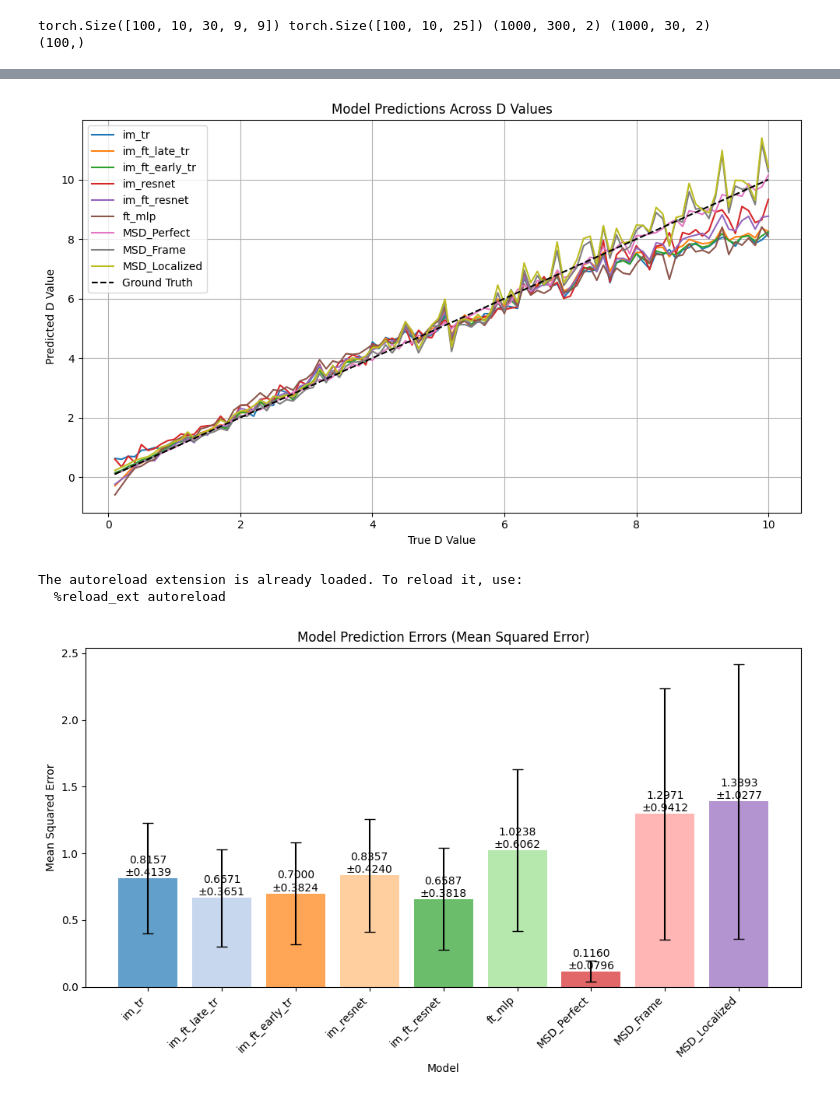
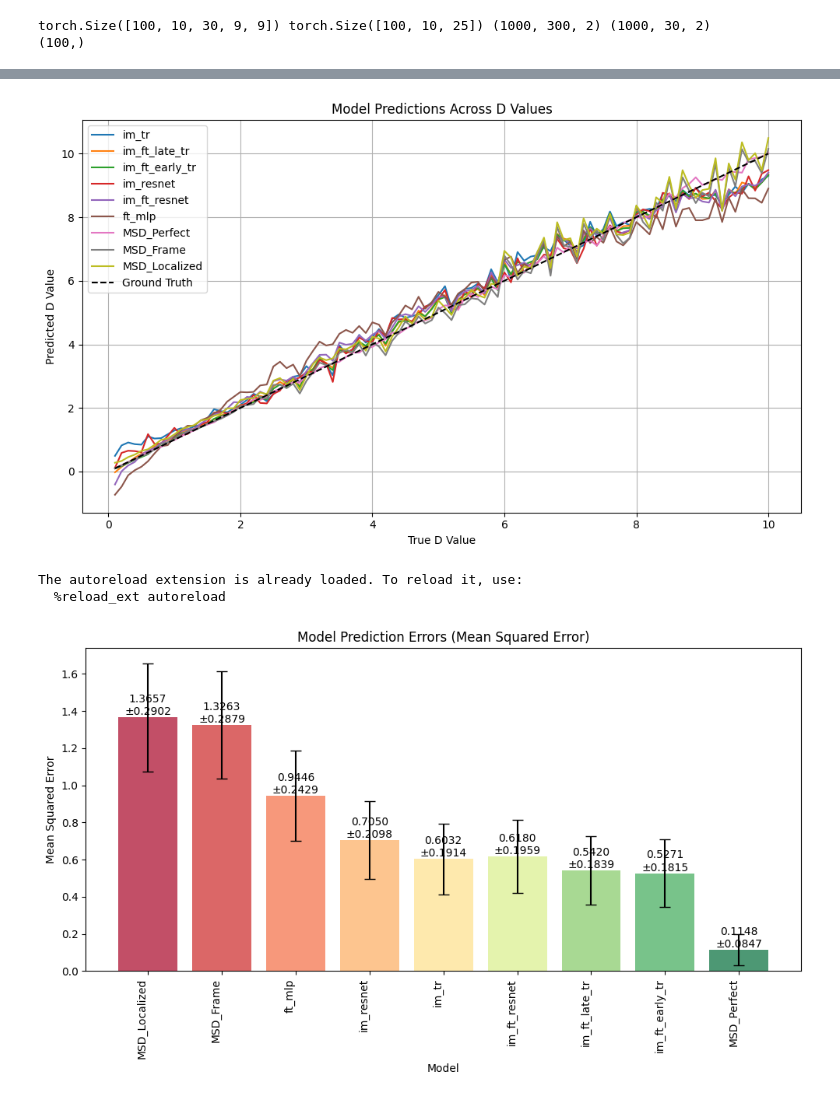
Before and after one commit to Biomedical-Imaging-Group/MolecularDiffusion_MiViT, a Jupyter notebook: train_resultsImagesFeatures.ipynb, the cells around one changed output, grey strips where cells are left out. Drawn from its saved outputs; the diff is of its cells as text; code cells hidden in the pictures.

Commit message:
Train results + graphs for poster

```diff
--- a/train_resultsImagesFeatures.ipynb
+++ b/train_resultsImagesFeatures.ipynb
@@ -11,9 +11,15 @@ import seaborn as sns
 %reload_ext autoreload
 %autoreload 2
 
+def smooth_array(arr, n):
+    pad = n // 2
+    padded = np.pad(arr, pad, mode='edge')
+    kernel = np.ones(n) / n
+    smoothed = np.convolve(padded, kernel, mode='valid')
+    return smoothed
 
 # Load training results
-results = torch.load("training_results_ImFt_WithRes2.pth",map_location=torch.device('cpu'))
+results = torch.load("training_results_ten4.pth",map_location=torch.device('cpu'))
 
 # Extract data
 validation_losses = results["validation_losses"]
@@ -24,7 +30,7 @@ plt.figure(figsize=(15, 6))  # <-- Add this line to control figure size
 
 # Example: Plot validation loss curves
 for model_name, losses in validation_losses.items():
-    plt.plot(np.clip(losses["val_avg"],0,1), label=model_name)
+    plt.plot(smooth_array(np.clip(losses["val_avg"],0,1), 5), label=model_name)
 
 plt.xlabel("Cycle")
 plt.ylabel("Validation Loss")
@@ -445,9 +448,9 @@ def plot_model_predictions_vs_D_in_order(models, val_vid_in_order, val_feat_in_o
 
 plot_model_predictions_vs_D_in_order(models, val_vid_in_order, val_feat_in_order, val_trajs_in_order,val_d_in_order, selected_models)
 # %% [output]
-[figure, old version]
+[figure, new version]
 # %%
-def plot_error_std(selected_models, mse_dict, std_dict):
+def plot_error_std(selected_models, mse_dict, std_dict, models_colormap):
     """
     Plot bar graph of Mean Squared Error with error bars representing standard deviation.
 
@@ -459,6 +462,8 @@ def plot_error_std(selected_models, mse_dict, std_dict):
     plt.figure(figsize=(10, 6))
     tab20_colors = plt.get_cmap('tab20').colors
 
+    colors = [models_colormap[name] for name in selected_models]
+
     # Prepare data for plotting
     model_names = list(selected_models)
     mean_errors = [mse_dict[name] for name in model_names]
@@ -467,12 +472,12 @@ def plot_error_std(selected_models, mse_dict, std_dict):
     # Create bar plot with error bars
     plt.bar(model_names, mean_errors, yerr=std_errors,
             capsize=5, alpha=0.7,
-            color=tab20_colors)
+            color=colors)
 
     plt.title('Model Prediction Errors (Mean Squared Error)')
     plt.xlabel('Model')
     plt.ylabel('Mean Squared Error')
-    plt.xticks(rotation=45, ha='right')
+    plt.xticks(rotation=90, ha='right')
     plt.tight_layout()
 
     # Add error values as text on the bars
@@ -482,7 +487,17 @@ def plot_error_std(selected_models, mse_dict, std_dict):
 
     plt.show()
 
-def plot_erro_all_d(models, val_vid_in_order, val_feat_in_order, val_trajs,val_d_in_order, selected_models):
+
+def compute_pred(model, val_vid, val_feat, val_trajs):
+
+    with torch.no_grad():
+
+        preds = make_prediction(model, name, val_vid, val_feat, val_trajs)
+        return preds
+
+
+
+def compute_erro_all_d(models, val_vid_in_order, val_feat_in_order, val_trajs,val_d_in_order, selected_models):
     """
     Plots line graphs of model predictions and bar graph of errors across increasing D values.
 
@@ -498,8 +513,8 @@ def plot_erro_all_d(models, val_vid_in_order, val_feat_in_order, val_trajs,val_d
 
 
     # Reshape video tensor to (700, 30, 9, 9)
-    val_vid_reshaped = val_vid_in_order.view(-1, 30, 9, 9).to(device)
-    val_feat_reshaped = val_feat_in_order.view(-1, 25)
+    val_vid_reshaped = val_vid_in_order.view(-1, nFrames, patch_size, patch_size).to(device)
+    val_feat_reshaped = val_feat_in_order.view(-1, N_features)
     # Explicitly repeat val_d_in_order 10 times to create a (700,) array
     true_d_repeated = torch.repeat_interleave(val_d_in_order, repeats=10).unsqueeze(1)
 
@@ -536,7 +551,7 @@ def plot_erro_all_d(models, val_vid_in_order, val_feat_in_order, val_trajs,val_d
             #scaled_mse = np.mean(np.abs(scaled_errors))
 
             # Step 4: Compute the standard deviation of the scaled squared errors
-            scaled_std = np.std(scaled_errors**2)/3
+            scaled_std = np.std(scaled_errors)/4
             #scaled_std = np.std(np.abs(scaled_errors))
 
             # Store MSE and standard deviation
@@ -544,35 +559,51 @@ def plot_erro_all_d(models, val_vid_in_order, val_feat_in_order, val_trajs,val_d
             std_dict[name] = scaled_std
 
             # Potentially create prediction plot
             model_preds[name] = preds.mean().item()
+    return mse_dict, std_dict
 
-    plot_error_std(selected_models, mse_dict, std_dict)
+
 import torch
 import matplotlib.pyplot as plt
 from trainSettingsImagesFeatures import *
 from helpersPlot import *
-import pandas as pd
-import seaborn as sns
 
 
 %load_ext autoreload
 %reload_ext autoreload
 %autoreload 2
 
 """
 models2 = models.copy()
 
 models2.update({"im_tr_rot" : models["im_tr"]})
 models2.update({"im_ft_late_tr_rot" : models["im_ft_late_tr"]})
 models2.update({"im_ft_early_tr_rot" : models["im_ft_early_tr"]})
 models2.update({"im_resnet_rot" : models["im_resnet"]})
 models2.update({"im_ft_resnet_rot" : models["im_ft_resnet"]})
 
 
 sel = ["im_tr", "im_tr_rot",  "im_ft_late_tr",  "im_ft_late_tr_rot", "im_ft_early_tr", "im_ft_early_tr_rot", "im_resnet", "im_resnet_rot", "im_ft_resnet", "im_ft_resnet_rot", "ft_mlp", "MSD_Perfect", "MSD_Frame", "MSD_Localized"]
 """
-plot_erro_all_d(models, val_vid_in_order, val_feat_in_order,val_trajs_in_order, val_d_in_order, list(models.keys()))
+
+
+cmap = plt.get_cmap("RdYlGn")
+colors_dict = {
+    "MSD_Localized" : cmap(0.01),
+    "MSD_Frame" : cmap(0.08),
+    "ft_mlp" : cmap(0.2),
+    "im_resnet" : cmap(0.3),
+    "im_tr" : cmap(0.4),
+    "im_ft_resnet" : cmap(0.6),
+    "im_ft_late_tr" : cmap(0.75),
+    "im_ft_early_tr" : cmap(0.85),
+    "MSD_Perfect" : cmap(0.99),
+                   }
+sel_models = list(colors_dict.keys())
+
+mse_dict,std_dict = compute_erro_all_d(models, val_vid_in_order, val_feat_in_order,val_trajs_in_order, val_d_in_order, sel_models)
+plot_error_std(sel_models, mse_dict, std_dict, colors_dict)
 # %% [output]
 The autoreload extension is already loaded. To reload it, use:
   %reload_ext autoreload
-[figure, old version]
+[figure, new version]
```
Also changed, not shown: parts of 13 cells of this notebook, 6 other files.
